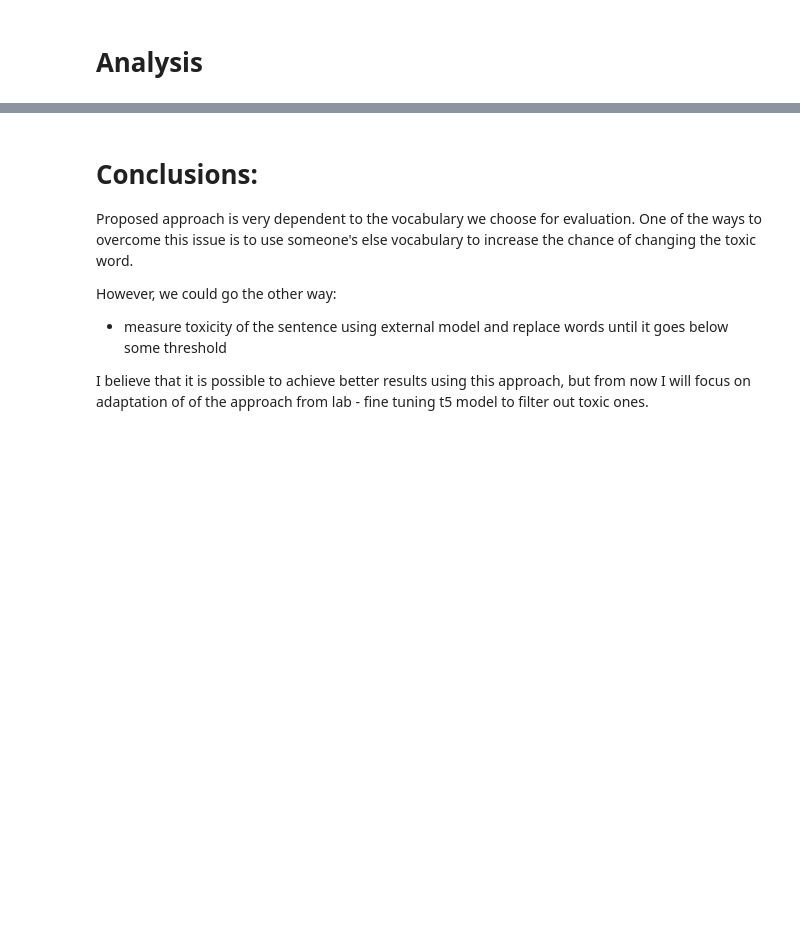
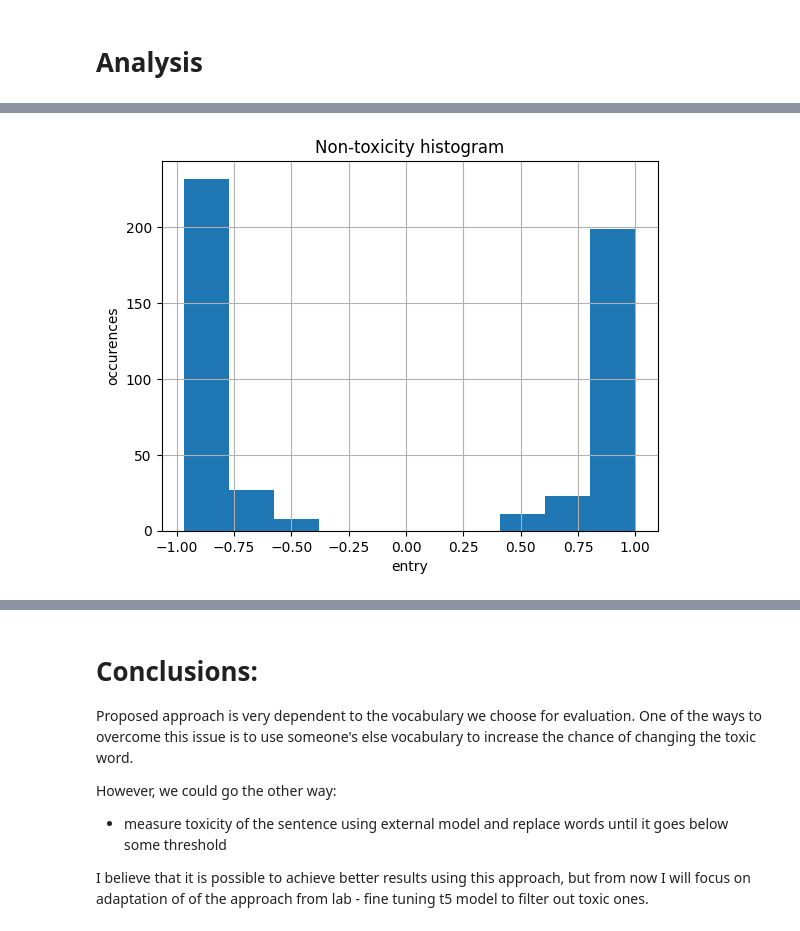
Before and after one commit to lvjonok/f23-pmldl-assignment1, a Jupyter notebook: notebooks/3.0-evaluate-bert.ipynb, the cells around one changed output, grey strips where cells are left out. Drawn from its saved outputs; the diff is of its cells as text; code cells hidden in the pictures; blank space fills up the shorter version.

```diff
--- a/notebooks/3.0-evaluate-bert.ipynb
+++ b/notebooks/3.0-evaluate-bert.ipynb
@@ -254,0 +248,10 @@ plt.grid()
+# %%
+simple_hist(
+    history_df["rate"],
+    title="Non-toxicity histogram",
+    xlabel="entry",
+    ylabel="occurences",
+    save_path="../reports/figures/bert_rate_hist.png",
+)
+# %% [output]
+[figure, added]
```
Also changed, not shown: parts of 13 cells of this notebook, 23 other files.
